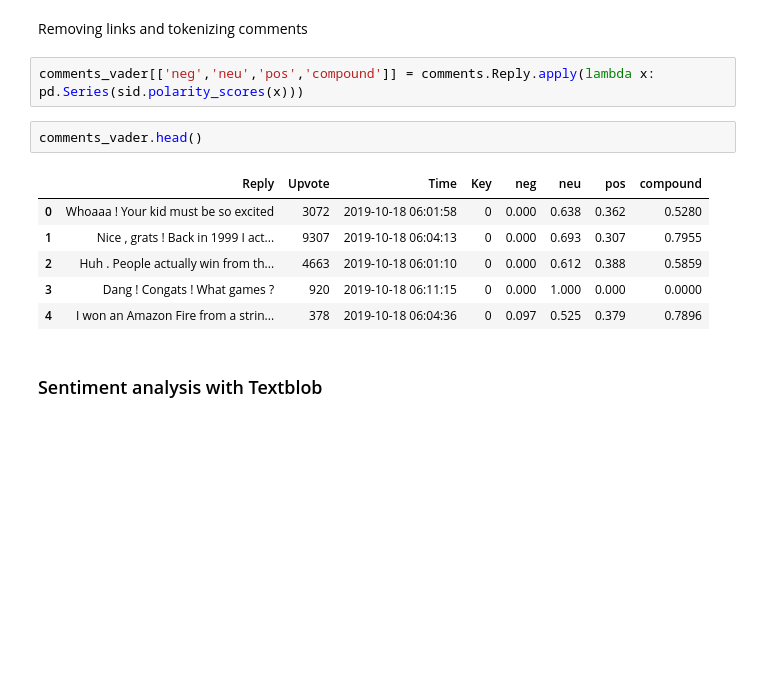
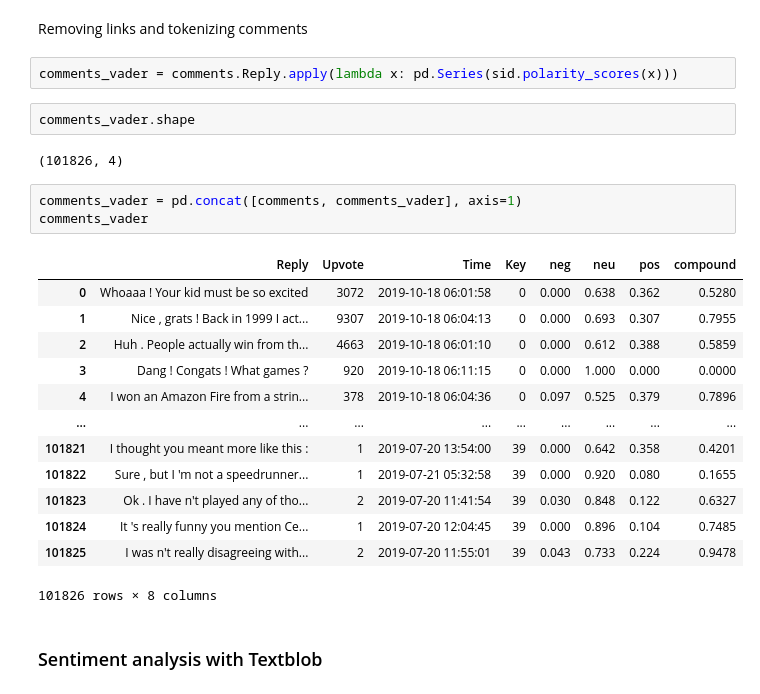
Before and after one commit to micoooo/Sentiment-Analysis, a Jupyter notebook: processing.ipynb, the cells around one changed output. Cells and saved outputs as stored; diff of their text form; blank space fills up the shorter version.

```diff
--- a/processing.ipynb
+++ b/processing.ipynb
@@ -135,16 +140,28 @@ comments.Reply = comments.Reply.apply(lambda x: ' '.join(nltk.word_tokenize(x)))
 # %% [markdown]
 Removing links and tokenizing comments
 # %%
-comments_vader[['neg','neu','pos','compound']] = comments.Reply.apply(lambda x: pd.Series(sid.polarity_scores(x)))
+comments_vader = comments.Reply.apply(lambda x: pd.Series(sid.polarity_scores(x)))
 # %%
-comments_vader.head()
+comments_vader.shape
 # %% [output]
-|  | Reply | Upvote | Time | Key | neg | neu | pos | compound |
-| 0 | Whoaaa ! Your kid must be so excited | 3072 | 2019-10-18 06:01:58 | 0 | 0.000 | 0.638 | 0.362 | 0.5280 |
-| 1 | Nice , grats ! Back in 1999 I act... | 9307 | 2019-10-18 06:04:13 | 0 | 0.000 | 0.693 | 0.307 | 0.7955 |
-| 2 | Huh . People actually win from th... | 4663 | 2019-10-18 06:01:10 | 0 | 0.000 | 0.612 | 0.388 | 0.5859 |
-| 3 | Dang ! Congats ! What games ? | 920 | 2019-10-18 06:11:15 | 0 | 0.000 | 1.000 | 0.000 | 0.0000 |
-| 4 | I won an Amazon Fire from a strin... | 378 | 2019-10-18 06:04:36 | 0 | 0.097 | 0.525 | 0.379 | 0.7896 |
+(101826, 4)
+# %%
+comments_vader = pd.concat([comments, comments_vader], axis=1)
+comments_vader
+# %% [output]
+|  | Reply | Upvote | Time | Key | neg | neu | pos | compound |
+| 0 | Whoaaa ! Your kid must be so excited | 3072 | 2019-10-18 06:01:58 | 0 | 0.000 | 0.638 | 0.362 | 0.5280 |
+| 1 | Nice , grats ! Back in 1999 I act... | 9307 | 2019-10-18 06:04:13 | 0 | 0.000 | 0.693 | 0.307 | 0.7955 |
+| 2 | Huh . People actually win from th... | 4663 | 2019-10-18 06:01:10 | 0 | 0.000 | 0.612 | 0.388 | 0.5859 |
+| 3 | Dang ! Congats ! What games ? | 920 | 2019-10-18 06:11:15 | 0 | 0.000 | 1.000 | 0.000 | 0.0000 |
+| 4 | I won an Amazon Fire from a strin... | 378 | 2019-10-18 06:04:36 | 0 | 0.097 | 0.525 | 0.379 | 0.7896 |
+| ... | ... | ... | ... | ... | ... | ... | ... | ... |
+| 101821 | I thought you meant more like this : | 1 | 2019-07-20 13:54:00 | 39 | 0.000 | 0.642 | 0.358 | 0.4201 |
+| 101822 | Sure , but I 'm not a speedrunner... | 1 | 2019-07-21 05:32:58 | 39 | 0.000 | 0.920 | 0.080 | 0.1655 |
+| 101823 | Ok . I have n't played any of tho... | 2 | 2019-07-20 11:41:54 | 39 | 0.030 | 0.848 | 0.122 | 0.6327 |
+| 101824 | It 's really funny you mention Ce... | 1 | 2019-07-20 12:04:45 | 39 | 0.000 | 0.896 | 0.104 | 0.7485 |
+| 101825 | I was n't really disagreeing with... | 2 | 2019-07-20 11:55:01 | 39 | 0.043 | 0.733 | 0.224 | 0.9478 |
+101826 rows × 8 columns
 # %% [markdown]
 ### Sentiment analysis with Textblob
 # %%
```
Also changed, not shown: parts of 21 cells of this notebook, 1 other file.
